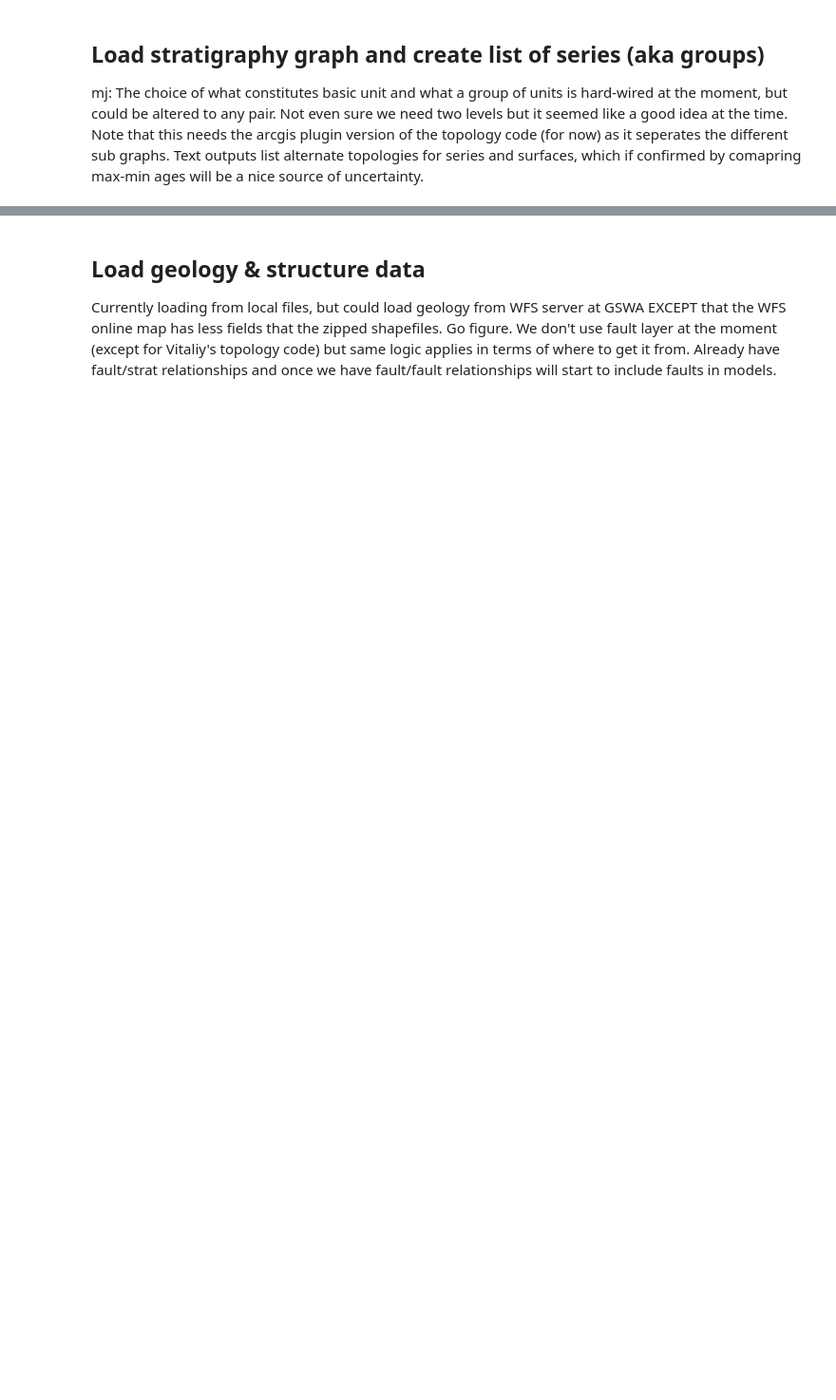
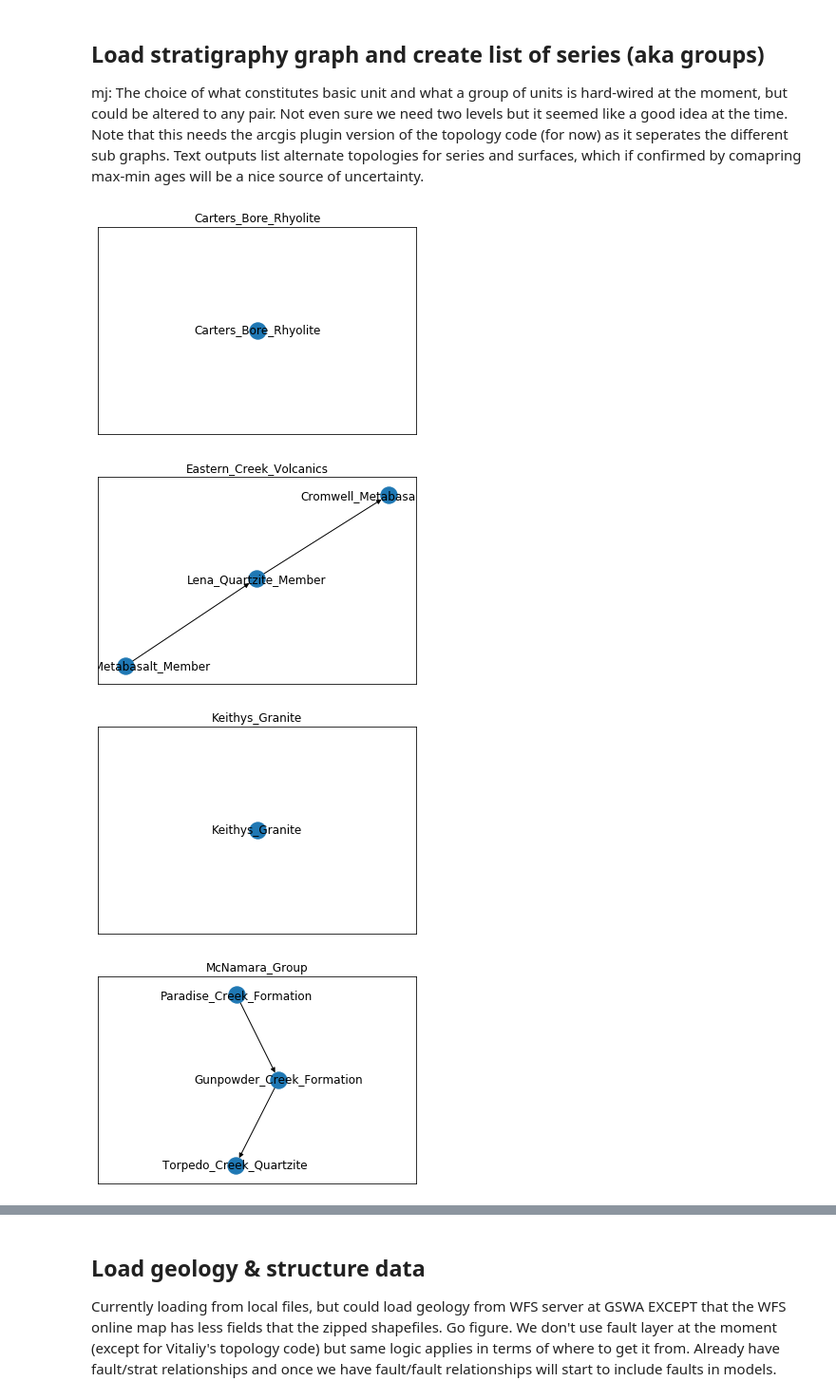
Before and after one commit to RichardScottOZ/map2loop, a Jupyter notebook: notebooks/2. QLD leaflet example.ipynb, the cells around one changed output, grey strips where cells are left out. Shown at 95% size. Drawn from its saved outputs; the diff is of its cells as text; code cells hidden in the pictures; blank space fills up the shorter version.

```diff
--- a/notebooks/2. QLD leaflet example.ipynb
+++ b/notebooks/2. QLD leaflet example.ipynb
@@ -613,4 +778,9 @@ mj: The choice of what constitutes basic unit and what a group of units is hard-
 # %%
 groups,glabels,G = m2l_topology.get_series(strat_graph_file,'id')
 # %%
-m2l_topology.save_units(G,tmp_path,glabels)
+m2l_topology.save_units(G,tmp_path,glabels,Australia)
+# %% [output]
+[figure, added]
+[figure, added]
+[figure, added]
+[figure, added]
```
Also changed, not shown: parts of 43 cells of this notebook, 5 other files.
